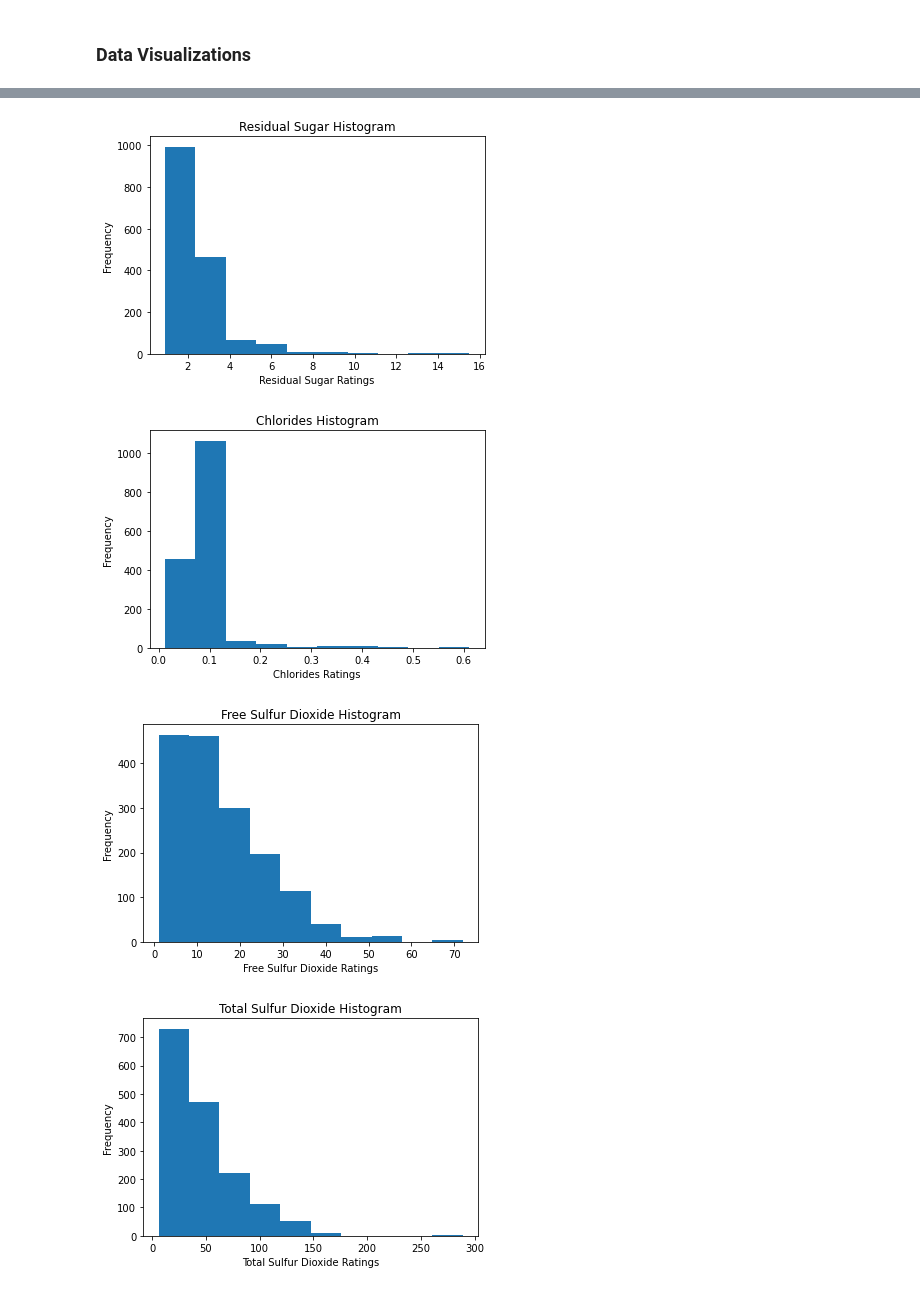
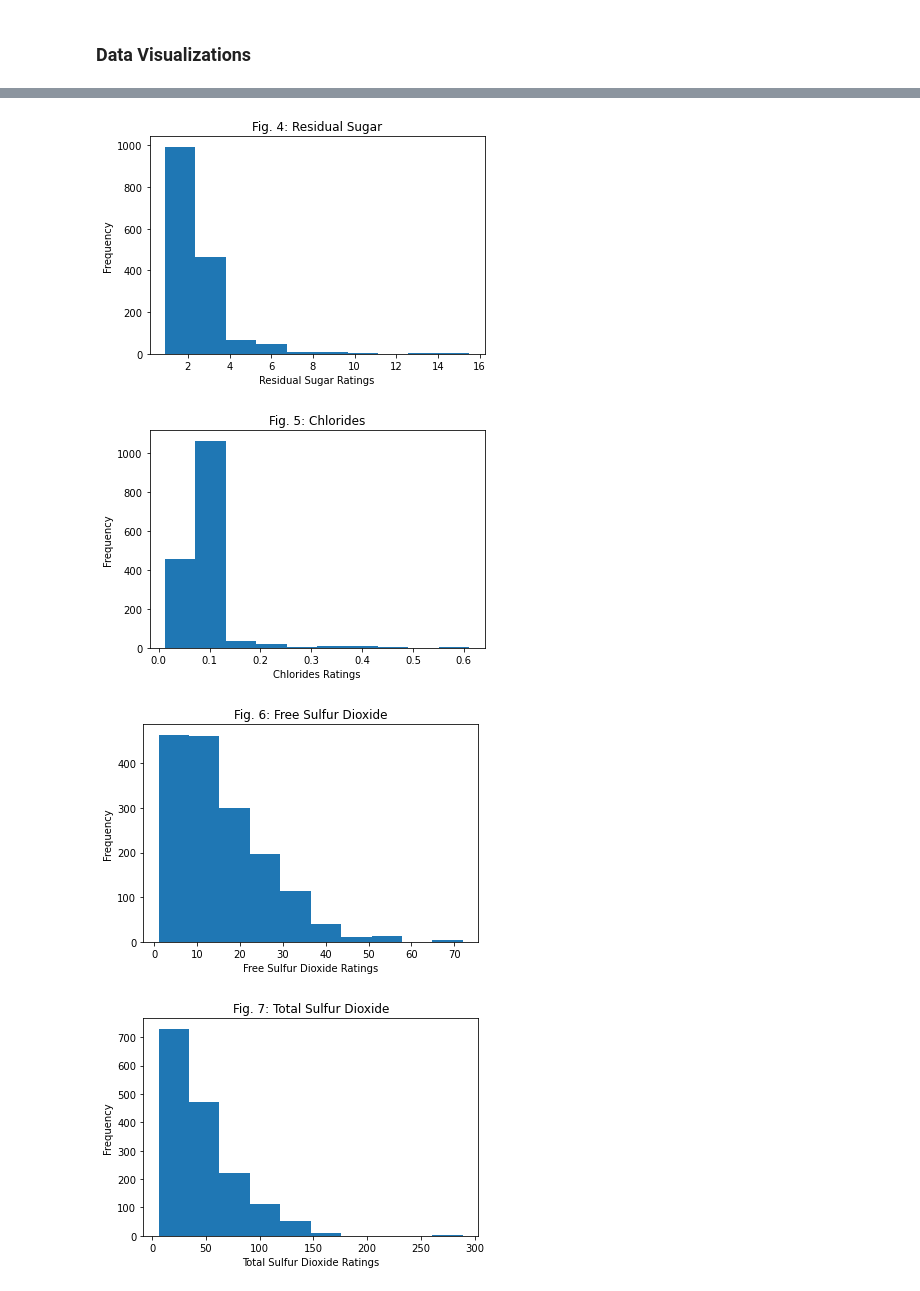
Before and after one commit to hailstorm1205/CPSC322_HaileyChloe, a Jupyter notebook: Technical_Report.ipynb, the cells around one changed output, grey strips where cells are left out. Drawn from its saved outputs; the diff is of its cells as text; code cells hidden in the pictures.

```diff
--- a/Technical_Report.ipynb
+++ b/Technical_Report.ipynb
@@ -82,9 +84,14 @@ Many of the median values are closer to the minimum value than to the maximum va
 from mysklearn.mypytable import MyPyTable
 import os
 import mysklearn.plot_utils as plot
+import importlib
+importlib.reload(plot)
 
 # Create histogram of each column in csv file
 table = MyPyTable().load_from_file(os.path.join("input_files","winequality-red.csv"))
+
+i = 1
 for name in table.column_names:
-    plot.createHistogram(name.title(),table.get_column(name, False))
+    plot.createHistogram(name.title(),table.get_column(name, False), i)
+    i += 1
 # %% [output]
@@ -94,4 +101,4 @@ for name in table.column_names:
-[figure, old version]
+[figure, new version]
-[figure, old version]
+[figure, new version]
-[figure, old version]
+[figure, new version]
-[figure, old version]
+[figure, new version]
```
Also changed, not shown: parts of 8 cells of this notebook, 2 other files.
